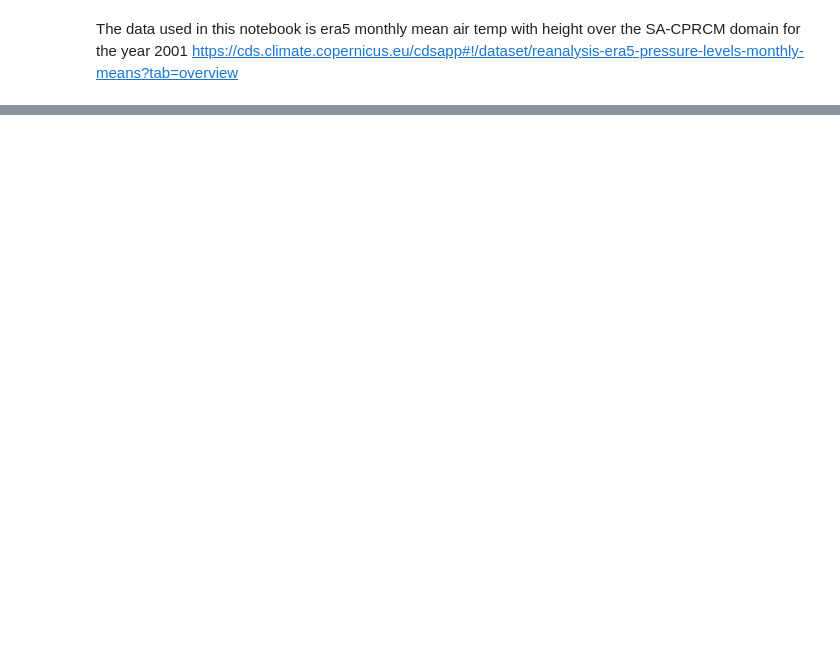
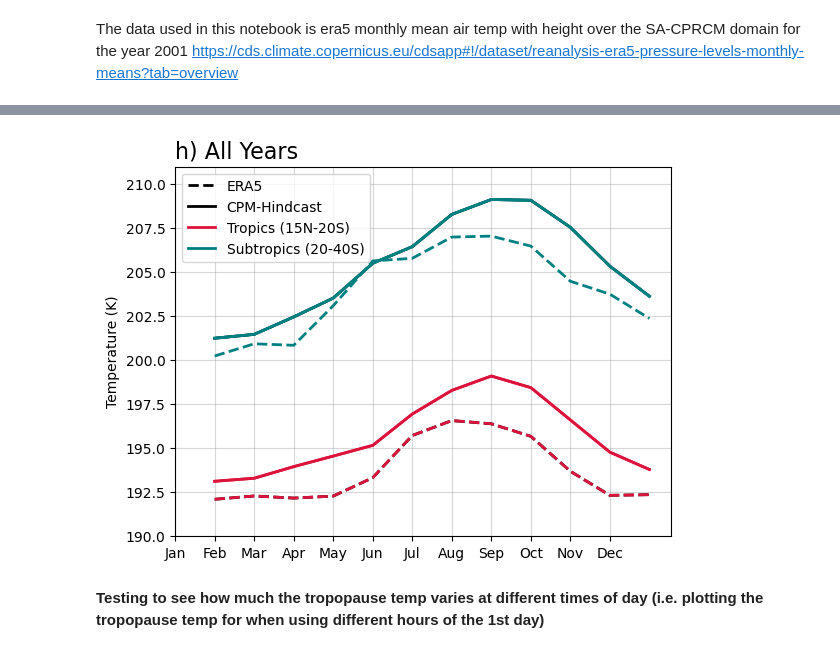
Before and after one commit to harrietgilmour/analysis, a Jupyter notebook: tropopause_temp.ipynb, the cells around one changed output, grey strips where cells are left out. Cells and saved outputs as stored; diff of their text form; code cells hidden in the pictures; blank space fills up the shorter version.

Commit message:
added plots for all years

```diff
--- a/tropopause_temp.ipynb
+++ b/tropopause_temp.ipynb
@@ -392,0 +844,10 @@ plt.grid(alpha=0.5)
+# %%
+mean_cpm_tropics['2001'] = np.array(trop_temp_values_tropics_2001)
+mean_cpm_tropics['2002'] = np.nan
+mean_cpm_tropics['2003'] = np.array(trop_temp_values_tropics_2003)
+mean_cpm_tropics['2004'] = np.array(trop_temp_values_tropics_2004)
+mean_cpm_tropics['2005'] = np.array(trop_temp_values_tropics_2005)
+mean_cpm_tropics['2006'] = np.array(trop_temp_values_tropics_2006)
+mean_cpm_tropics['2007'] = np.array(trop_temp_values_tropics_2007)
+mean_cpm_tropics['mean'] = mean_cpm_tropics.mean(axis=1)
+mean_cpm_tropics
@@ -392,0 +868,10 @@ plt.grid(alpha=0.5)
+# %%
+mean_cpm_subtropics['2001'] = np.array(trop_temp_values_subtropics_2001)
+mean_cpm_subtropics['2002'] = np.nan
+mean_cpm_subtropics['2003'] = np.array(trop_temp_values_subtropics_2003)
+mean_cpm_subtropics['2004'] = np.array(trop_temp_values_subtropics_2004)
+mean_cpm_subtropics['2005'] = np.array(trop_temp_values_subtropics_2005)
+mean_cpm_subtropics['2006'] = np.array(trop_temp_values_subtropics_2006)
+mean_cpm_subtropics['2007'] = np.array(trop_temp_values_subtropics_2007)
+
+mean_cpm_subtropics['mean']=mean_cpm_subtropics.mean(axis=1)
@@ -392,0 +1032,20 @@ plt.grid(alpha=0.5)
+# %%
+
+plt.plot(mean_obs_tropics['mean'], linewidth=2, label='ERA5', color='k', linestyle='dashed') ###
+plt.plot(mean_cpm_subtropics['mean'], label='CPM-Hindcast', linewidth=2, color='k') ###
+plt.plot(mean_cpm_tropics['mean'], label='Tropics (15N-20S)', linewidth=2, color='crimson') ###
+plt.plot(mean_cpm_subtropics['mean'], label='Subtropics (20-40S)', linewidth=2, color='teal') ###
+plt.plot(mean_obs_tropics['mean'], linewidth=2, color='crimson', linestyle='dashed')
+plt.plot(mean_cpm_tropics['mean'], linewidth=2, color='crimson')
+plt.plot(mean_obs_subtropics['mean'], linewidth=2, color='teal', linestyle='dashed')
+plt.plot(mean_cpm_subtropics['mean'], linewidth=2, color='teal')
+plt.title('h) All Years', fontsize=16, loc='left')
+plt.xticks(np.arange(0,12),['Jan', 'Feb', 'Mar', 'Apr', 'May', 'Jun', 'Jul', 'Aug', 'Sep', 'Oct', 'Nov', 'Dec'])
+plt.ylabel('Temperature (K)')
+plt.ylim(190,211)
+plt.legend(loc='best')
+plt.grid(alpha=0.5)
+# %% [output]
+[figure, added]
+# %% [markdown]
+**Testing to see how much the tropopause temp varies at different times of day (i.e. plotting the tropopause temp for when using different hours of the 1st day)**
```
Also changed, not shown: parts of 114 cells of this notebook.
